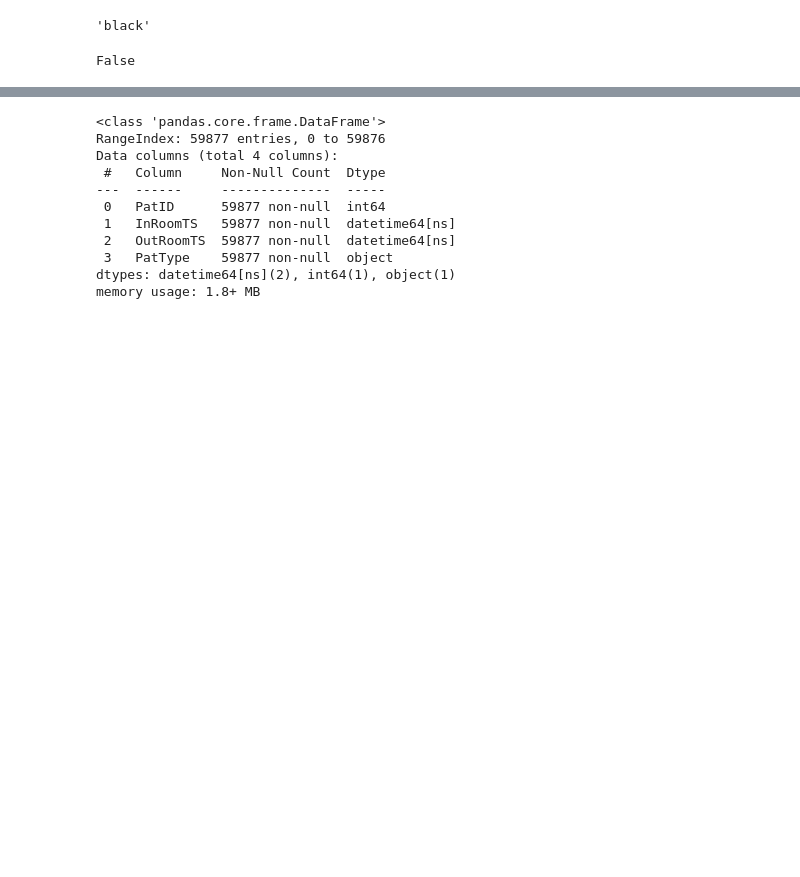
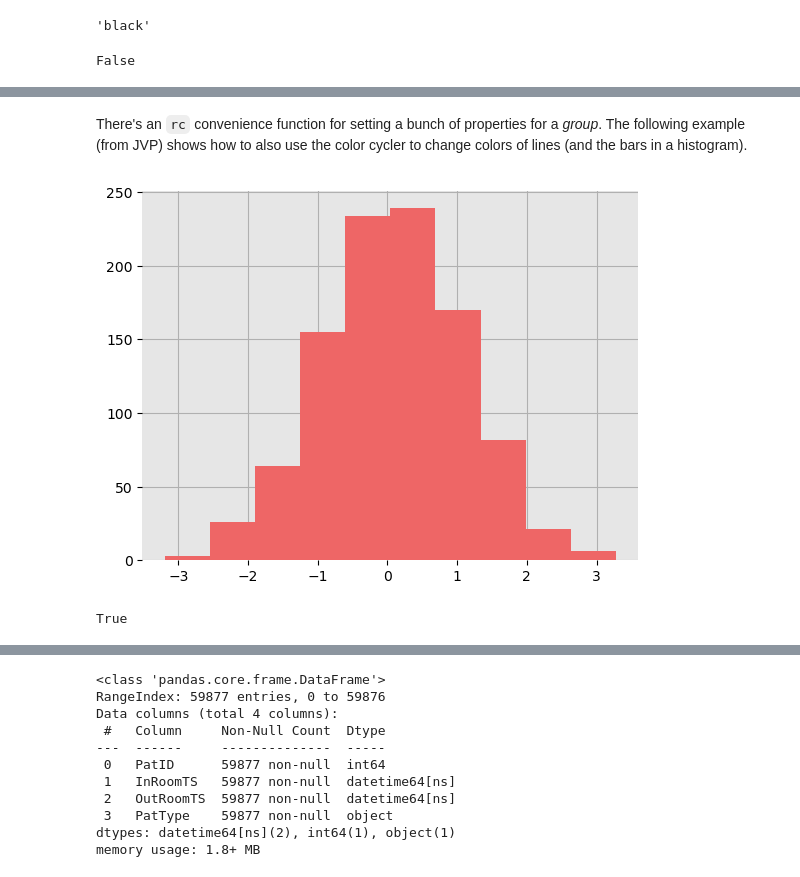
Before and after one commit to misken/hillmaker, a Jupyter notebook: examples/notebooks/hill_plotting.ipynb, the cells around one changed output, grey strips where cells are left out. Saved outputs shown, nothing was run; the diff lists cells and outputs as text; code cells hidden in the pictures; blank space fills up the shorter version.

```diff
--- a/examples/notebooks/hill_plotting.ipynb
+++ b/examples/notebooks/hill_plotting.ipynb
@@ -62,0 +77,16 @@ False
+# %% [markdown]
+There's an `rc` convenience function for setting a bunch of properties for a *group*. The following example (from JVP) shows how to also use the color cycler to change colors of lines (and the bars in a histogram).
+# %%
+colors = cycler('color',
+                ['#EE6666', '#3388BB', '#9988DD',
+                 '#EECC55', '#88BB44', '#FFBBBB'])
+plt.rc('axes', facecolor='#E6E6E6', edgecolor='none',
+       axisbelow=True, grid=True, prop_cycle=colors)
+
+plt.hist(np.random.randn(1000));
+# %% [output]
+[figure, added]
+# %%
+plt.rcParams['axes.grid']
+# %% [output]
+True
```
Also changed, not shown: parts of 32 cells of this notebook, 1 other file.
